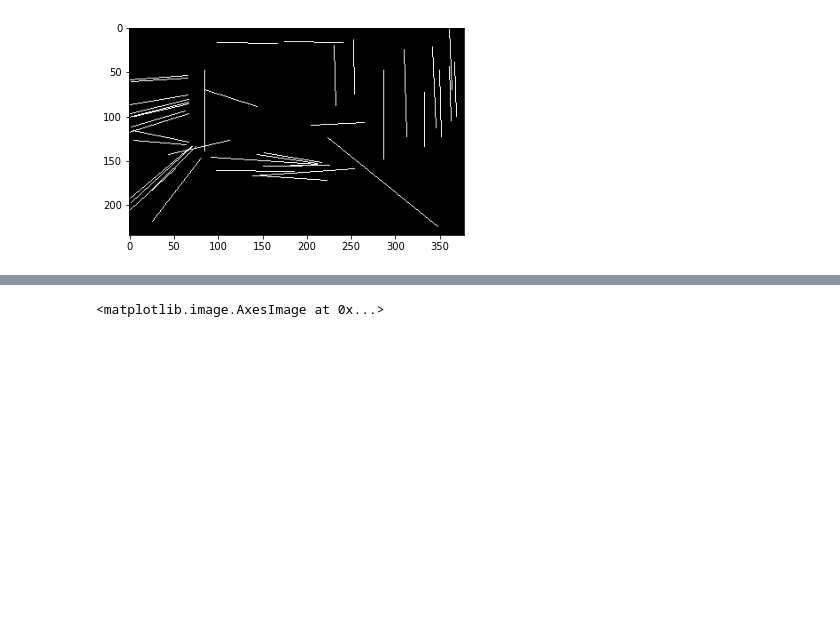
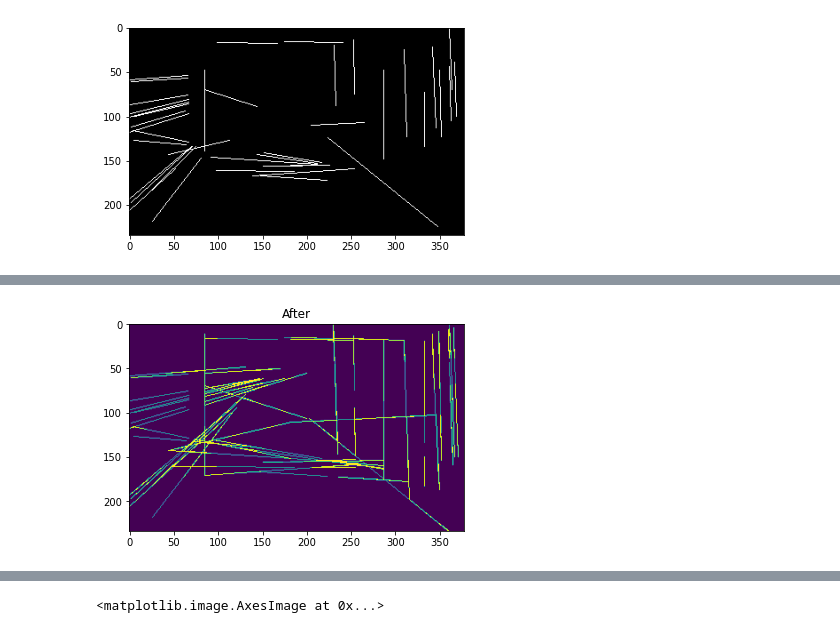
Before and after one commit to mosdragon/Mask_RCNN, a Jupyter notebook: samples/ade20k_coco/line_fitting.ipynb, the cells around one changed output, grey strips where cells are left out. Drawn from its saved outputs; the diff is of its cells as text; code cells hidden in the pictures; blank space fills up the shorter version.

```diff
--- a/samples/ade20k_coco/line_fitting.ipynb
+++ b/samples/ade20k_coco/line_fitting.ipynb
@@ -821,0 +822,84 @@ plt.imshow(edges, cmap="gray")
+# %%
+lines = list(lines)
+orig_lines = line_image[:, :, 0].copy()
+orig_lines[orig_lines == 255] = 1
+long_lines = orig_lines.copy()
+
+h, w = long_lines.shape
+
+DIST_THRESH = 50
+
+END = len(lines)
+# END = 15
+
+# OUTER LOOP BEGIN
+i = 0
+while i < END:  # Use while since we will modify lines in-place
+    (x3, y3, x4, y4) = lines[i]
+
+    # Tuples of the form (point, dist)
+    points_and_dists = []
+
+    # INNER LOOP BEGIN
+    for j, (x1, y1, x2, y2) in enumerate(lines):
+        if j == i:
+            continue
+
+        px, py = get_intersect((x1, y1), (x2, y2), (x3, y3), (x4, y4))
+
+        # Check if this point is already on either line
+        line1 = get_line(x1, y1, x2, y2)
+        line2 = get_line(x3, y3, x4, y4)
+        on_line1 = point_on_line(line1, px, py)
+        on_line2 = point_on_line(line2, px, py)
+
+#         on_current_line = on_line1
+#         if on_current_line:  # Don't draw if it's on the line already
+#             continue
+
+#         if not on_line1 and not on_line2:
+#             # Ignore this point, nothing to draw
+#             continue
+
+        point = np.round(np.array([px, py])).astype(int)
+        px, py = point
+
+        if 0 <= px < np.inf and 0 <= py < np.inf:
+            dist_start = distance(px, py, x3, y3)
+            dist_end = distance(px, py, x4, y4)
+
+            dists = [(dist_start, (x3, y3)), (dist_end, (x4, y4))]
+            dist, anchor = min(dists, key=lambda x: x[0])
+
+            if dist < DIST_THRESH:
+                # Draw now.
+                cv2.line(long_lines, (px, py), anchor, (2), 1)
+            else:
+                # Add to list to consider.
+                points_and_dists.append((dist, point, anchor))
+
+
+    # Find min dist to an intersection.
+    points_and_dists = sorted(points_and_dists, key=lambda x: x[0])
+    if points_and_dists:
+        debug(points_and_dists[0])
+        _, (px, py), (xs, ys) = points_and_dists[0]
+
+        # Draw a line from (xs, ys) to (px, py) with color "2"
+        cv2.line(long_lines, (px, py), (xs, ys), (2), 1)
+
+        # Update coordinates of line i.
+        dist_a = distance(x3, y3, px, py)
+        dist_b = distance(x4, y4, px, py)
+
+        if dist_a >= dist_b:
+            lines[i] = (x3, y3, px, py)
+        else:
+            lines[i] = (x4, y4, px, py)
+
+    i += 1
+
+plt.figure(); plt.title("Before"); plt.imshow(orig_lines)
+plt.figure(); plt.title("After"); plt.imshow(long_lines)
+plt.figure(); plt.imshow(long_lines == 2)
+# %% [output]
@@ -821,0 +925 @@ plt.imshow(edges, cmap="gray")
+[figure, added]
```
Also changed, not shown: parts of 6 cells of this notebook, 1 other file.
